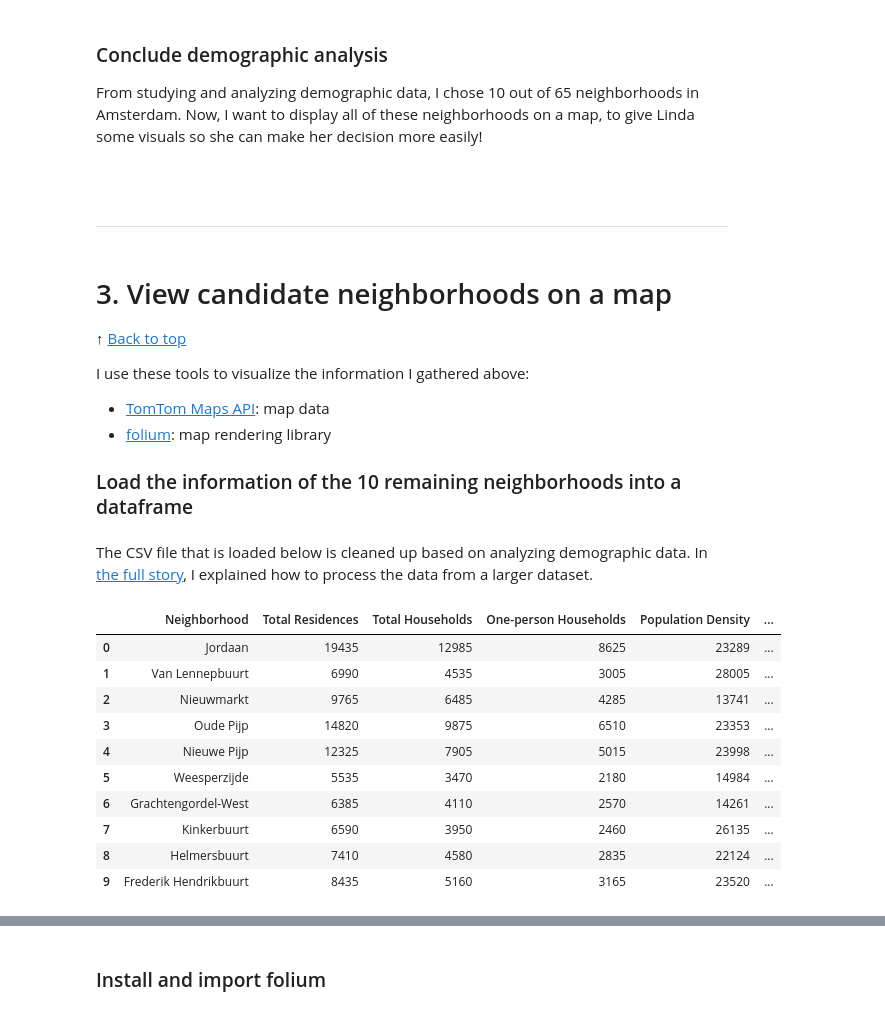
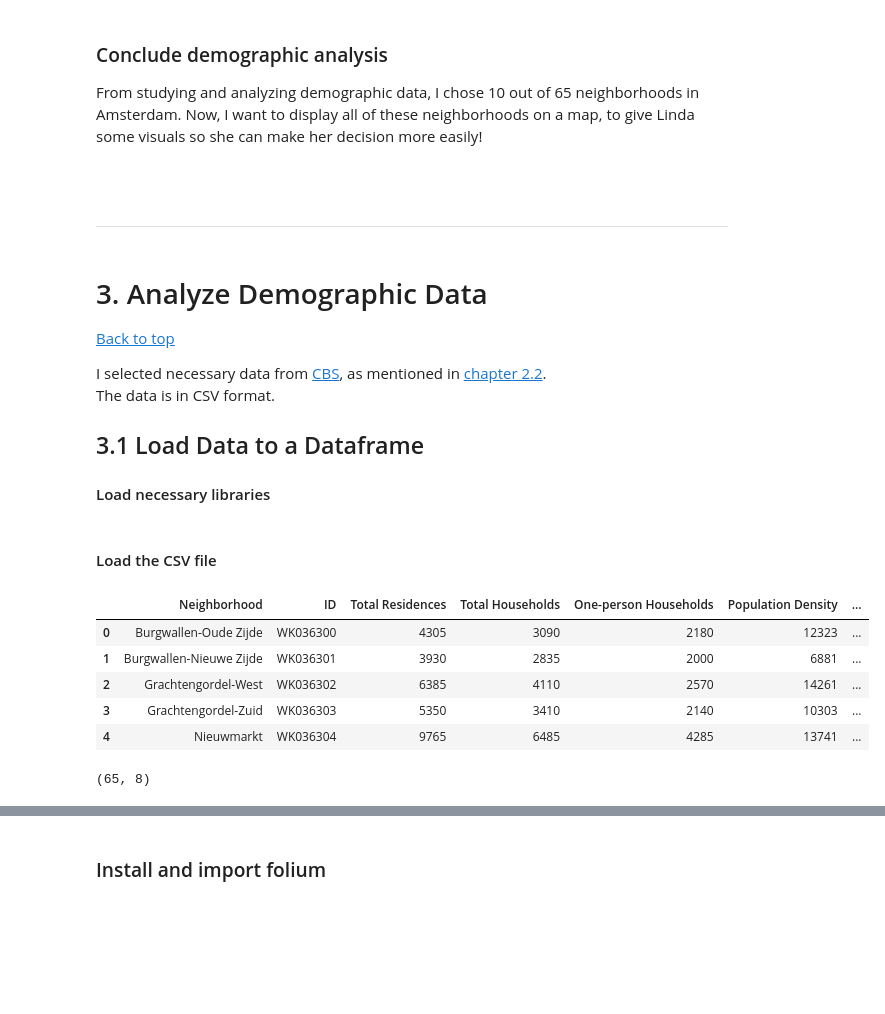
Before and after one commit to xding78/Sharing, a Jupyter notebook: Restaurant_TomTomMapsAPI.ipynb, the cells around one changed output, grey strips where cells are left out. Drawn from its saved outputs; the diff is of its cells as text; code cells hidden in the pictures; blank space fills up the shorter version.

```diff
--- a/Restaurant_TomTomMapsAPI.ipynb
+++ b/Restaurant_TomTomMapsAPI.ipynb
@@ -104,15 +100,16 @@ From studying and analyzing demographic data, I chose 10 out of 65 neighborhoods
 <br>
 
 <hr style="border: 1px solid orange;">
-# %% [markdown]
-# 3. View candidate neighborhoods on a map<a id="3"></a>
-**&#8593;** [Back to top](#top)
-
-I use these tools to visualize the information I gathered above:
-* [TomTom Maps API](https://developer.tomtom.com/products/maps-api?gclid=Cj0KCQiA2ITuBRDkARIsAMK9Q7Mra8DrrcLAR20WH9DDHfOud1XSVeaJzWeyLEG7ebjjaL2LUGoGHhkaAn2rEALw_wcB): map data
-* [folium](https://python-visualization.github.io/folium/): map rendering library
-
-### Load the information of the 10 remaining neighborhoods into a dataframe
+# %% [markdown]
+# 3. Analyze Demographic Data<a id="3"></a>
+[Back to top](#top)
+
+I selected necessary data from [CBS](https://opendata.cbs.nl/statline/#/CBS/nl/dataset/84286NED/table?ts=1558337871247), as mentioned in [chapter 2.2](#22).<br>
+The data is in CSV format.
+
+## 3.1 Load Data to a Dataframe
+
+#### Load necessary libraries
 # %%
 # library to handle data in a vectorized manner
 import numpy as np
@@ -122,21 +119,19 @@ import pandas as pd
 # Matplotlib and associated plotting modules
 import matplotlib.colors as colors
 import matplotlib.pyplot as plt
-# %% [markdown]
-The CSV file that is loaded below is cleaned up based on analyzing demographic data. In [the full story](https://nbviewer.jupyter.org/github/xding78/Sharing/blob/master/Restaurant_TomTomMapsAPI.ipynb), I explained how to process the data from a larger dataset.
+# %% [markdown]
+#### Load the CSV file
 # %%
-#Load the csv file.
-df = pd.read_csv('https://dl.dropboxusercontent.com/s/3781fqm6w2i3gir/Amsterdam_top10.csv')
-df
+df = pd.read_csv('https://dl.dropboxusercontent.com/s/wfrh6g2nq4cs0c4/Amsterdam.csv')
+df.head()
 # %% [output]
-|  | Neighborhood | Total Residences | Total Households | One-person Households | Population Density | ... |
-| 0 | Jordaan | 19435 | 12985 | 8625 | 23289 | ... |
-| 1 | Van Lennepbuurt | 6990 | 4535 | 3005 | 28005 | ... |
-| 2 | Nieuwmarkt | 9765 | 6485 | 4285 | 13741 | ... |
-| 3 | Oude Pijp | 14820 | 9875 | 6510 | 23353 | ... |
-| 4 | Nieuwe Pijp | 12325 | 7905 | 5015 | 23998 | ... |
-| 5 | Weesperzijde | 5535 | 3470 | 2180 | 14984 | ... |
-| 6 | Grachtengordel-West | 6385 | 4110 | 2570 | 14261 | ... |
-| 7 | Kinkerbuurt | 6590 | 3950 | 2460 | 26135 | ... |
-| 8 | Helmersbuurt | 7410 | 4580 | 2835 | 22124 | ... |
-| 9 | Frederik Hendrikbuurt | 8435 | 5160 | 3165 | 23520 | ... |
+|  | Neighborhood | ID | Total Residences | Total Households | One-person Households | Population Density | ... |
+| 0 | Burgwallen-Oude Zijde | WK036300 | 4305 | 3090 | 2180 | 12323 | ... |
+| 1 | Burgwallen-Nieuwe Zijde | WK036301 | 3930 | 2835 | 2000 | 6881 | ... |
+| 2 | Grachtengordel-West | WK036302 | 6385 | 4110 | 2570 | 14261 | ... |
+| 3 | Grachtengordel-Zuid | WK036303 | 5350 | 3410 | 2140 | 10303 | ... |
+| 4 | Nieuwmarkt | WK036304 | 9765 | 6485 | 4285 | 13741 | ... |
+# %%
+df.shape
+# %% [output]
+(65, 8)
```
Also changed, not shown: parts of 39 cells of this notebook.
